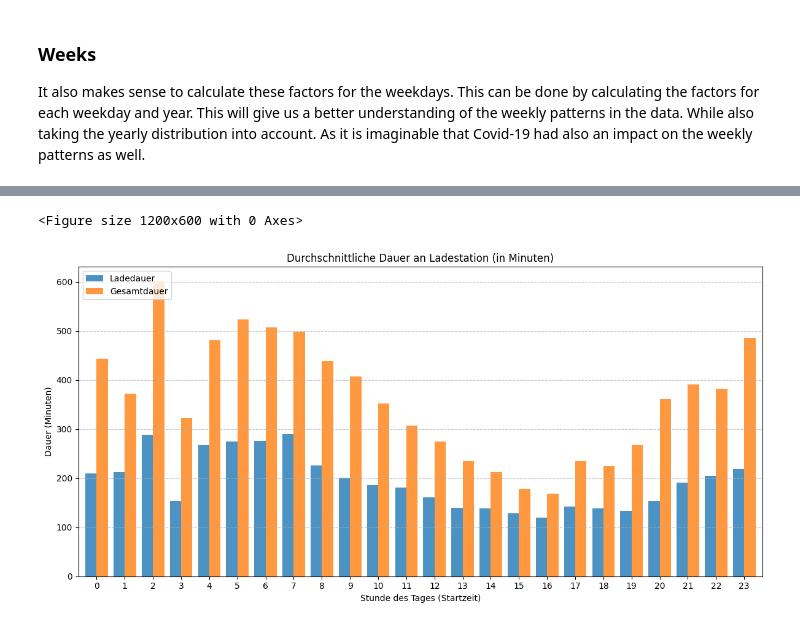
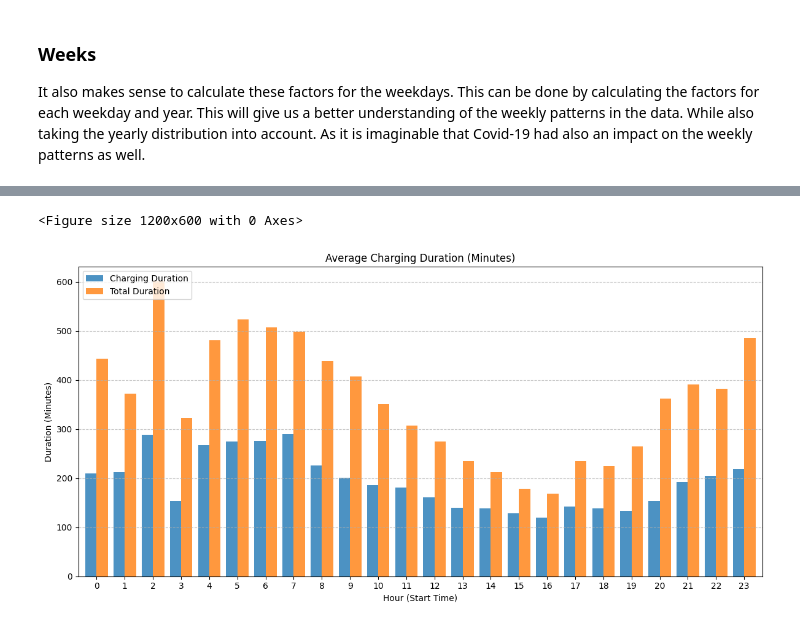
Before and after one commit to Amocon/A-Team_AA-Team-Assignment_2024, a Jupyter notebook: aa_team_assignment/02_1_temporal_patterns_and_seasonality.ipynb, the cells around one changed output, grey strips where cells are left out. Cells and saved outputs as stored; diff of their text form; code cells hidden in the pictures.

```diff
--- a/aa_team_assignment/02_1_temporal_patterns_and_seasonality.ipynb
+++ b/aa_team_assignment/02_1_temporal_patterns_and_seasonality.ipynb
@@ -391,24 +426,23 @@ plt.show()
 # %%
-# Durchschnittsdauer pro Startstunde berechnen
+# Avg duration per connection hour
 hourly_durations = full_charging_df.groupby('connectionHour').agg({
     'loading_duration': 'mean',
     'connected_duration': 'mean'
 }).reindex(range(24), fill_value=0)
 
-# Visualisierung
+# Visualization
 plt.figure(figsize=(12, 6))
 
-# Balkendiagramm erstellen
 hourly_durations.plot(kind='bar', figsize=(12, 6), width=0.8, alpha=0.8)
-plt.title('Durchschnittliche Dauer an Ladestation (in Minuten)')
-plt.xlabel('Stunde des Tages (Startzeit)')
-plt.ylabel('Dauer (Minuten)')
-plt.legend(['Ladedauer', 'Gesamtdauer'], loc='upper left')
+plt.title('Average Charging Duration (Minutes)')
+plt.xlabel('Hour (Start Time)')
+plt.ylabel('Duration (Minutes)')
+plt.legend(['Charging Duration', 'Total Duration'], loc='upper left')
 plt.xticks(rotation=0)
 plt.grid(axis='y', linestyle='--', alpha=0.7)
 
 plt.tight_layout()
 plt.show()
 # %% [output]
 <Figure size 1200x600 with 0 Axes>
-[figure, old version]
+[figure, new version]
```
Also changed, not shown: parts of 25 cells of this notebook, 1 other file.
